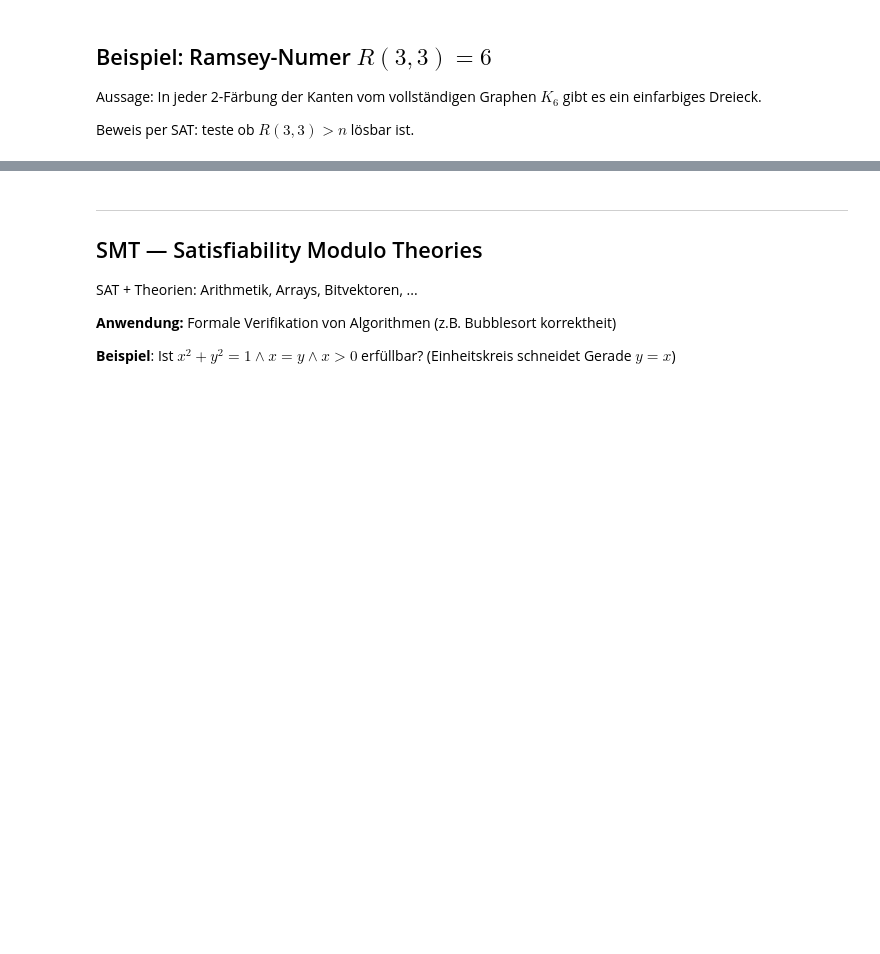
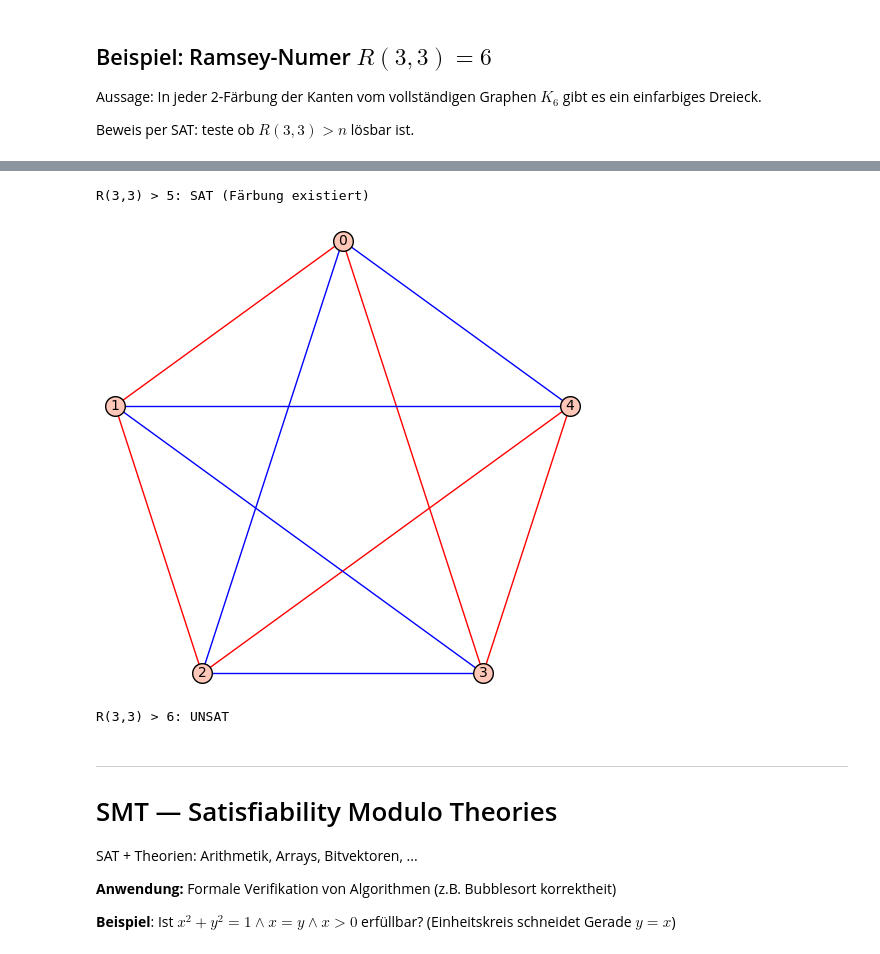
Before and after one commit to manfredscheucher/talk-glt26, a Jupyter notebook: talk.ipynb, the cells around one changed output, grey strips where cells are left out. Drawn from its saved outputs; the diff is of its cells as text; code cells hidden in the pictures; blank space fills up the shorter version.

```diff
--- a/talk.ipynb
+++ b/talk.ipynb
@@ -699,42 +886,42 @@ graphs.CompleteGraph(6).plot()
 # %%
 from itertools import combinations
 from pysat.solvers import Cadical195
 from pysat.formula import IDPool
 
-def edge_var(u,v):
-    return pool.id((min(u,v),max(u,v))) # Variable codiert Kante von u nach v
-
 def ramsey_gt(n, k, l):
     """Ist R(k,l) > n? Liefert (Modell, pool) oder None."""
     V = range(n)
     pool = IDPool()
+
+    def edge_var(u,v):
+        return pool.id((min(u,v),max(u,v))) # Variable codiert Kante von u nach v
 
     cnf = []
     for a,b,c in combinations(V, 3):
         cnf.append([-edge_var(a,b), -edge_var(a,c), -edge_var(b,c)])
         cnf.append([+edge_var(a,b), +edge_var(a,c), +edge_var(b,c)])
 
     solver = Cadical195(bootstrap_with=cnf)
     if solver.solve():
         model = solver.get_model()
-        return model,pool
+        red_edges  = [(u,v,0) for u,v in combinations(V,2) if  edge_var(u,v) in model]
+        blue_edges = [(u,v,1) for u,v in combinations(V,2) if -edge_var(u,v) in model]
+        return Graph(red_edges+blue_edges)
     else:
-        return None,pool
+        return None
 
 for n in [5, 6]:
-    model,pool = ramsey_gt(n, 3, 3)
-    print(f'R(3,3) > {n}: {"SAT (Färbung existiert)" if model else "UNSAT"}')
-    if model:
-        red_edges  = [(u,v) for u,v in combinations(V,2) if  edge_var(u,v) in model]
-        blue_edges = [(u,v) for u,v in combinations(V,2) if -edge_var(u,v) in model]
-
-        G = Graph([V, red_edges + blue_edges])
-        pos = G.layout('circular')
-
-        G.plot(pos=pos, vertex_size=300, edge_colors={'red': red_edges, 'blue': blue_edges}).show()
+    G = ramsey_gt(n, 3, 3)
+    print(f'R(3,3) > {n}: {"SAT (Färbung existiert)" if G else "UNSAT"}')
+    if G:
+        G.plot(layout='circular',color_by_label={0:'red',1:'blue'}).show()
+# %% [output]
+R(3,3) > 5: SAT (Färbung existiert)
+[figure, added]
+R(3,3) > 6: UNSAT
 # %% [markdown]
 ---
-## SMT — Satisfiability Modulo Theories
+# SMT — Satisfiability Modulo Theories
 
 SAT + Theorien: Arithmetik, Arrays, Bitvektoren, ...
 
```
Also changed, not shown: parts of 58 cells of this notebook.
